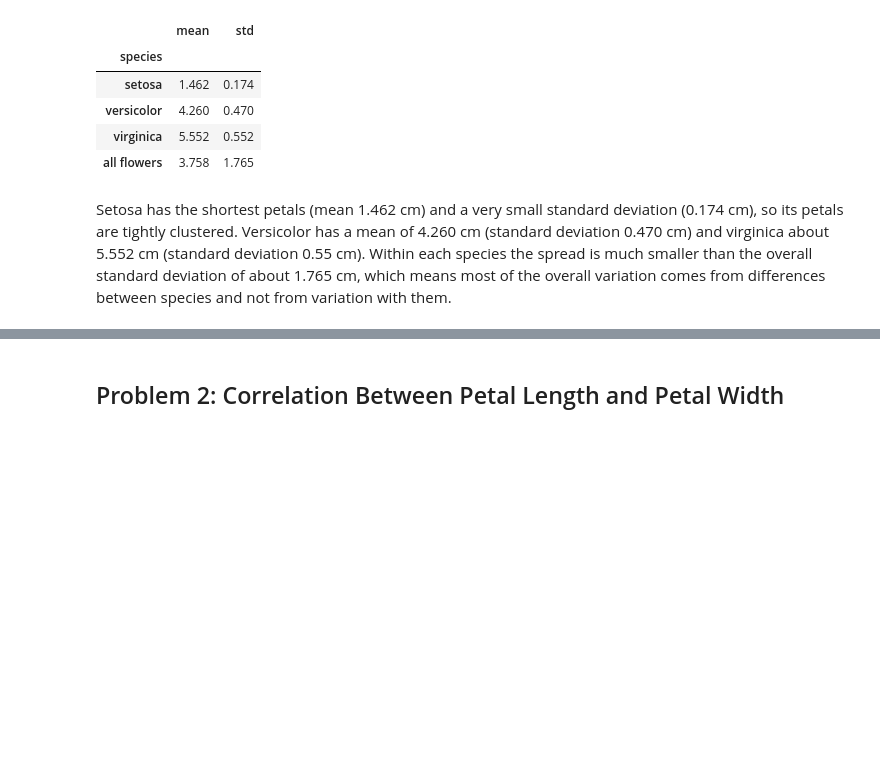
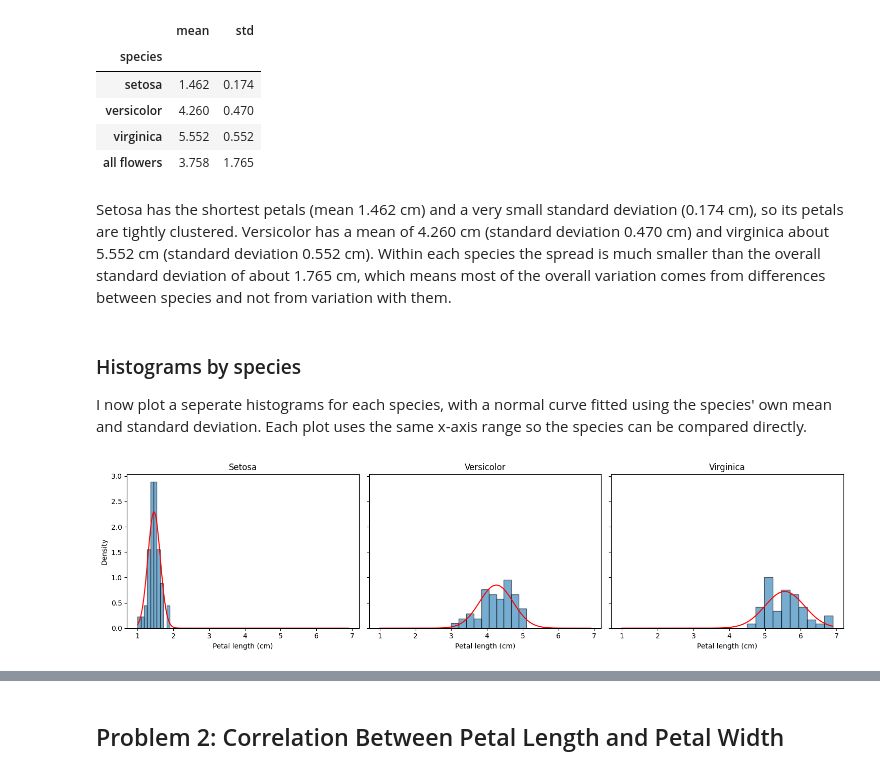
Before and after one commit to aiswarialajan124-png/appstat-assessment, a Jupyter notebook: problems.ipynb, the cells around one changed output, grey strips where cells are left out. Saved outputs shown, nothing was run; the diff lists cells and outputs as text; code cells hidden in the pictures; blank space fills up the shorter version.

Commit message:
Add per-species petal length histograms and observation

```diff
--- a/problems.ipynb
+++ b/problems.ipynb
@@ -108,4 +108,31 @@ species_stats.round(3)
 | virginica | 5.552 | 0.552 |
 | all flowers | 3.758 | 1.765 |
 # %% [markdown]
-Setosa has the shortest petals (mean 1.462 cm) and a very small standard deviation (0.174 cm), so its petals are tightly clustered. Versicolor has a mean of 4.260 cm (standard deviation 0.470 cm) and virginica about 5.552 cm (standard deviation 0.55 cm). Within each species the spread is much smaller than the overall standard deviation of about 1.765 cm, which means most of the overall variation comes from differences between species and not from variation with them.
+Setosa has the shortest petals (mean 1.462 cm) and a very small standard deviation (0.174 cm), so its petals are tightly clustered. Versicolor has a mean of 4.260 cm (standard deviation 0.470 cm) and virginica about 5.552 cm (standard deviation 0.552 cm). Within each species the spread is much smaller than the overall standard deviation of about 1.765 cm, which means most of the overall variation comes from differences between species and not from variation with them.
+# %% [markdown]
+### Histograms by species
+I now plot a seperate histograms for each species, with a normal curve fitted using the species' own mean and standard deviation. Each plot uses the same x-axis range so the species can be compared directly.
+# %%
+# Three side-by-side plots sharing the same x and y axis for easy comparison
+fig, axes = plt.subplots(1, 3, figsize=(15, 4), sharex=True, sharey=True)
+
+# Common x values covering the full range of petal lengths
+x = np.linspace(petal_length.min(), petal_length.max(), 200)
+
+for ax, (species, group) in zip(axes, iris.groupby("species")):
+    lengths = group["petal_length"]
+    mean = lengths.mean()
+    std = lengths.std(ddof=1)
+
+    # Density histogram and fitted normal curve for this species
+    ax.hist(lengths, bins=10, density=True, alpha=0.6, edgecolor="black")
+    ax.plot(x, stats.norm.pdf(x, mean, std), color="red")
+
+    ax.set_title(species.capitalize())
+    ax.set_xlabel("Petal length (cm)")
+
+axes[0].set_ylabel("Density")
+plt.tight_layout()
+plt.show()
+# %% [output]
+[figure, added]
```
Also changed, not shown: parts of 1 cell of this notebook.
